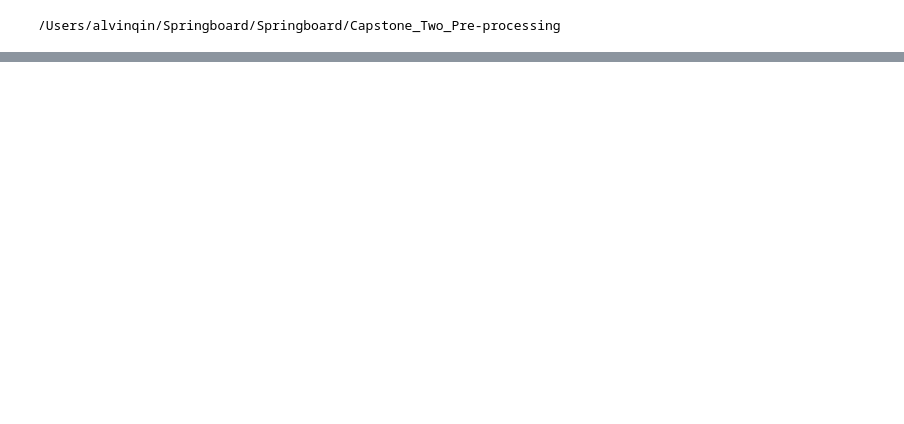
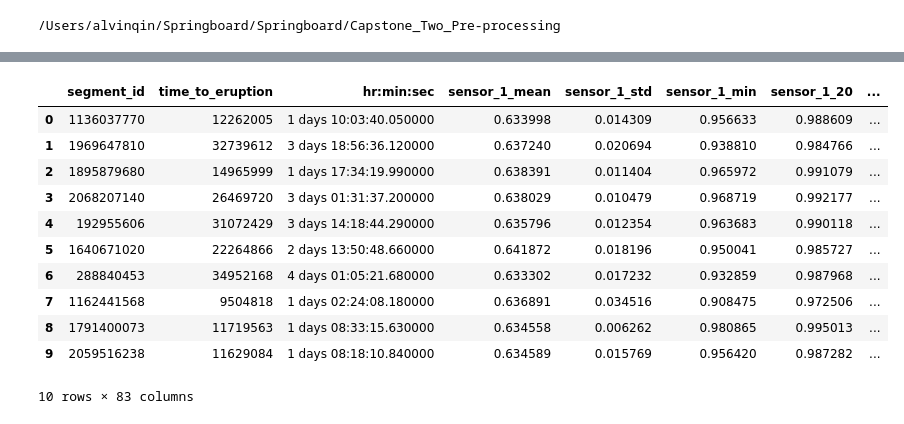
Before and after one commit to alqin91/Springboard, a Jupyter notebook: Capstone_Two_Pre-processing/Preprocessing.ipynb, the cells around one changed output, grey strips where cells are left out. Saved outputs shown, nothing was run; the diff lists cells and outputs as text; code cells hidden in the pictures; blank space fills up the shorter version.

```diff
--- a/Capstone_Two_Pre-processing/Preprocessing.ipynb
+++ b/Capstone_Two_Pre-processing/Preprocessing.ipynb
@@ -35,0 +73,3 @@ data_train.head(10)
+# %%
+data_train_scalar.drop(['Unnamed: 0'], axis=1, inplace=True)
+data_train_scalar.head()
@@ -35,0 +84,8 @@ data_train.head(10)
+# %%
+#using MinMaxScaler() to Normalize Data in Python
+
+scaler = preprocessing.MinMaxScaler()
+columns = data_train_scalar.columns
+d = scaler.fit_transform(data_train_scalar)
+scaled_df = pd.DataFrame(d, columns=columns)
+scaled_df.head()
@@ -35,0 +100,17 @@ data_train.head(10)
+# %%
+data_train_new = pd.concat([df2, scaled_df], axis=1, join='inner')
+# %%
+data_train_new.head(10)
+# %% [output]
+|  | segment_id | time_to_eruption | hr:min:sec | sensor_1_mean | sensor_1_std | sensor_1_min | sensor_1_20 | ... |
+| 0 | 1136037770 | 12262005 | 1 days 10:03:40.050000 | 0.633998 | 0.014309 | 0.956633 | 0.988609 | ... |
+| 1 | 1969647810 | 32739612 | 3 days 18:56:36.120000 | 0.637240 | 0.020694 | 0.938810 | 0.984766 | ... |
+| 2 | 1895879680 | 14965999 | 1 days 17:34:19.990000 | 0.638391 | 0.011404 | 0.965972 | 0.991079 | ... |
+| 3 | 2068207140 | 26469720 | 3 days 01:31:37.200000 | 0.638029 | 0.010479 | 0.968719 | 0.992177 | ... |
+| 4 | 192955606 | 31072429 | 3 days 14:18:44.290000 | 0.635796 | 0.012354 | 0.963683 | 0.990118 | ... |
+| 5 | 1640671020 | 22264866 | 2 days 13:50:48.660000 | 0.641872 | 0.018196 | 0.950041 | 0.985727 | ... |
+| 6 | 288840453 | 34952168 | 4 days 01:05:21.680000 | 0.633302 | 0.017232 | 0.932859 | 0.987968 | ... |
+| 7 | 1162441568 | 9504818 | 1 days 02:24:08.180000 | 0.636891 | 0.034516 | 0.908475 | 0.972506 | ... |
+| 8 | 1791400073 | 11719563 | 1 days 08:33:15.630000 | 0.634558 | 0.006262 | 0.980865 | 0.995013 | ... |
+| 9 | 2059516238 | 11629084 | 1 days 08:18:10.840000 | 0.634589 | 0.015769 | 0.956420 | 0.987282 | ... |
+10 rows × 83 columns
```
Also changed, not shown: parts of 16 cells of this notebook.
